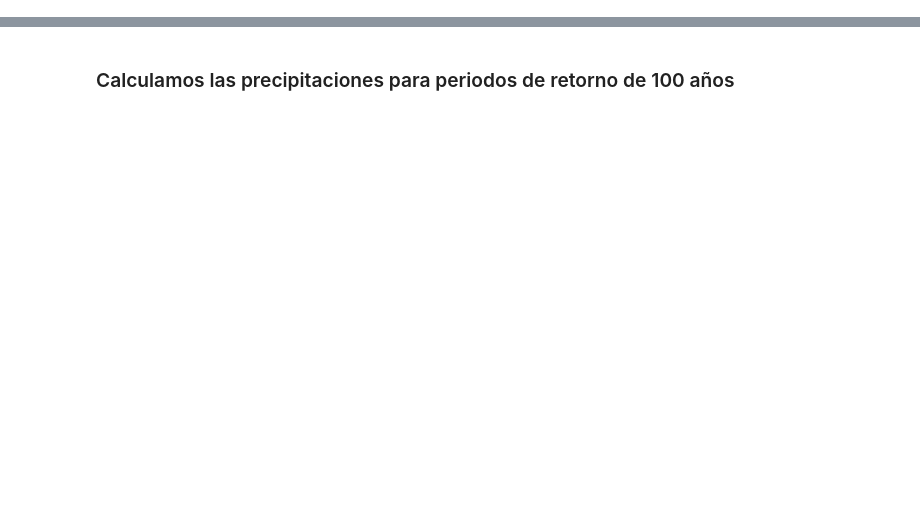
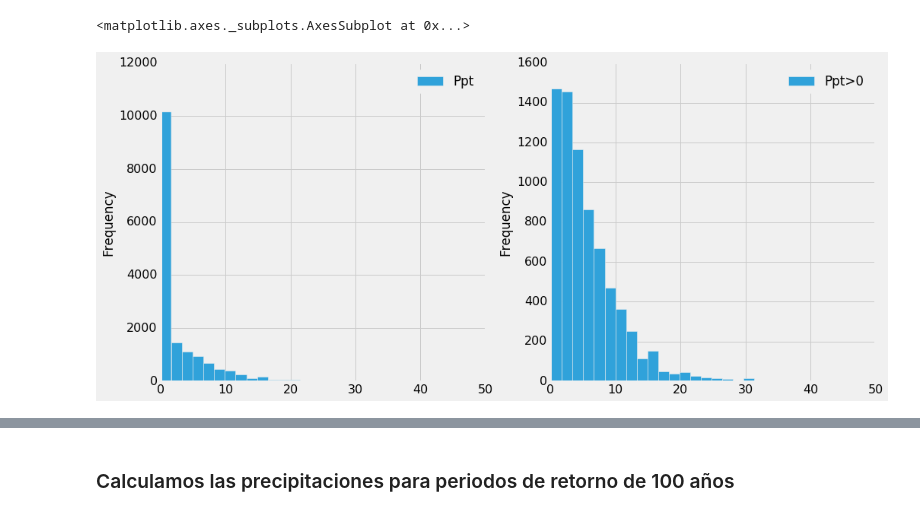
Before and after one commit to SaulMontoya/Tutorial-to-estimate-Rainfall-for-a-given-Return-Period-with-Python, a Jupyter notebook: Tutorial to estimate Rainfall for a given Return Period with Python.ipynb, the cells around one changed output, grey strips where cells are left out. Saved outputs shown, nothing was run; the diff lists cells and outputs as text; code cells hidden in the pictures; blank space fills up the shorter version.

```diff
--- a/Tutorial to estimate Rainfall for a given Return Period with Python.ipynb
+++ b/Tutorial to estimate Rainfall for a given Return Period with Python.ipynb
@@ -29,0 +45,8 @@ array([[<matplotlib.axes.AxesSubplot object at 0x...>]], dtype=object)
+# %%
+# Histograma
+fig, axs = plt.subplots(nrows=1, ncols=2, figsize=figsize)
+Yauyos.plot.hist(bins=30, ax=axs[0])
+Yauyos_.plot.hist(bins=30, ax=axs[1])
+# %% [output]
+<matplotlib.axes._subplots.AxesSubplot at 0x...>
+[figure, added]
```
Also changed, not shown: parts of 18 cells of this notebook.
